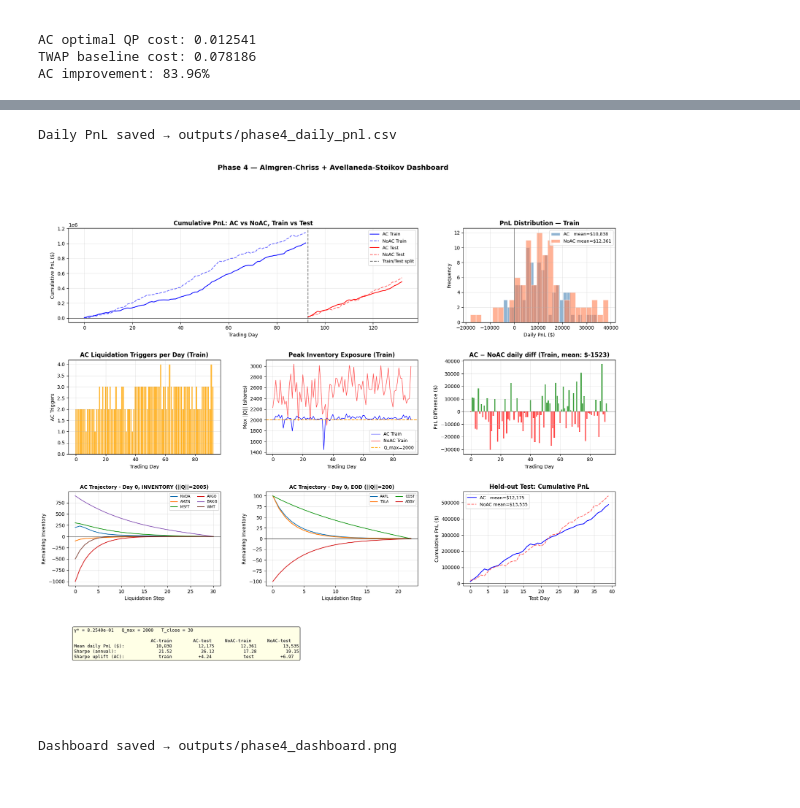
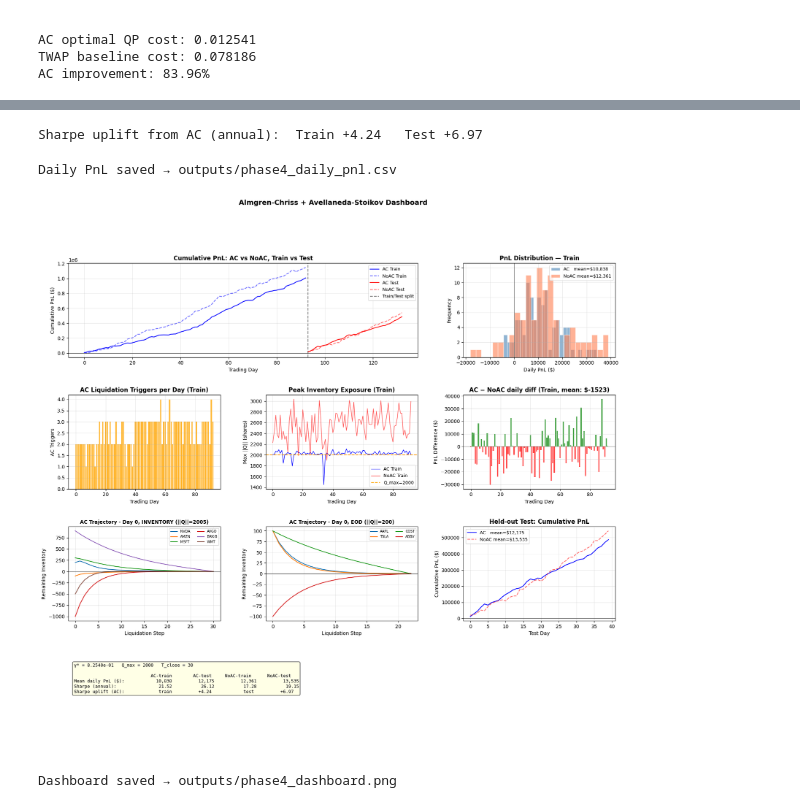
Before and after one commit to Pratvi27/ORIE-5370-Project, a Jupyter notebook: run_pipeline.ipynb, the cells around one changed output, grey strips where cells are left out. Drawn from its saved outputs; the diff is of its cells as text; code cells hidden in the pictures.

```diff
--- a/run_pipeline.ipynb
+++ b/run_pipeline.ipynb
@@ -214,24 +239,40 @@ Sharpe uplift from AC (annual):  Train +4.24   Test +6.97
 # %%
-# ── Save outputs ──────────────────────────────────────────────────────────────
-def _frame(pnl, split, regime):
-    return pd.DataFrame({"day": range(len(pnl)), "pnl": pnl,
-                          "split": split, "regime": regime})
+res_ac_tr = ablation_results["Dual_AC"]["train"]
+res_ac_te = ablation_results["Dual_AC"]["test"]
+res_no_tr = ablation_results["NoAC"]["train"]
+res_no_te = ablation_results["NoAC"]["test"]
 
-pnl_df = pd.concat([
-    _frame(res_ac_tr["daily_pnl"], "train", "AC"),
-    _frame(res_ac_te["daily_pnl"], "test",  "AC"),
-    _frame(res_no_tr["daily_pnl"], "train", "NoAC"),
-    _frame(res_no_te["daily_pnl"], "test",  "NoAC"),
-], ignore_index=True)
-pnl_df.to_csv("outputs/phase4_daily_pnl.csv", index=False)
-print("\nDaily PnL saved → outputs/phase4_daily_pnl.csv")
+st_ac_tr  = ablation_results["Dual_AC"]["st_tr"]
+st_ac_te  = ablation_results["Dual_AC"]["st_te"]
+st_no_tr  = ablation_results["NoAC"]["st_tr"]
+st_no_te  = ablation_results["NoAC"]["st_te"]
+
+pnl_ac_tr = res_ac_tr["daily_pnl"]; pnl_ac_te = res_ac_te["daily_pnl"]
+pnl_no_tr = res_no_tr["daily_pnl"]; pnl_no_te = res_no_te["daily_pnl"]
+
+delta_sh_tr = st_ac_tr["sharpe_a"] - st_no_tr["sharpe_a"]
+delta_sh_te = st_ac_te["sharpe_a"] - st_no_te["sharpe_a"]
+print(f"\nSharpe uplift from AC (annual):  Train {delta_sh_tr:+.2f}   Test {delta_sh_te:+.2f}")
 # %% [output]
-Daily PnL saved → outputs/phase4_daily_pnl.csv
+Sharpe uplift from AC (annual):  Train +4.24   Test +6.97
+# %%
+# ── Save outputs ──────────────────────────────────────────────────────────────
+def _frame(pnl, split, regime):
+    return pd.DataFrame({"day": range(len(pnl)), "pnl": pnl,
+                          "split": split, "regime": regime})
+
+pnl_df = pd.concat([
+    _frame(res_ac_tr["daily_pnl"], "train", "AC"),
+    _frame(res_ac_te["daily_pnl"], "test",  "AC"),
+    _frame(res_no_tr["daily_pnl"], "train", "NoAC"),
+    _frame(res_no_te["daily_pnl"], "test",  "NoAC"),
+], ignore_index=True)
+pnl_df.to_csv("outputs/phase4_daily_pnl.csv", index=False)
+print("\nDaily PnL saved → outputs/phase4_daily_pnl.csv")
+# %% [output]
+Daily PnL saved → outputs/phase4_daily_pnl.csv
 # %%
 # ── Visualisation dashboard ───────────────────────────────────────────────────
-pnl_ac_tr = res_ac_tr["daily_pnl"]; pnl_ac_te = res_ac_te["daily_pnl"]
-pnl_no_tr = res_no_tr["daily_pnl"]; pnl_no_te = res_no_te["daily_pnl"]
-
 fig = plt.figure(figsize=(20, 18))
 gs  = GridSpec(4, 3, figure=fig, hspace=0.4, wspace=0.3)
 
@@ -302,33 +343,33 @@ for plot_i in range(min(2, len(trajs))):
 
 ax = fig.add_subplot(gs[2, 2])
 ax.plot(cum_ac_te, "b-",  linewidth=1.5, label=f"AC   mean=${pnl_ac_te.mean():,.0f}")
 ax.plot(cum_no_te, "r--", linewidth=1.5, alpha=0.6, label=f"NoAC mean=${pnl_no_te.mean():,.0f}")
 ax.axhline(0, color="black", linewidth=0.5)
 ax.set_xlabel("Test Day"); ax.set_ylabel("Cumulative PnL ($)")
 ax.set_title("Held-out Test: Cumulative PnL", fontweight="bold")
 ax.legend(fontsize=9); ax.grid(True, alpha=0.3)
 
 ax = fig.add_subplot(gs[3, :])
 ax.axis("off")
 summary_text = (
     f"γ* = {gamma_star:.4e}   Q_max = {Q_MAX_TRIGGER}   T_close = {T_CLOSE}\n\n"
     f"{'':22} {'AC-train':>14} {'AC-test':>14} {'NoAC-train':>14} {'NoAC-test':>14}\n"
     f"{'Mean daily PnL ($):':<22} {st_ac_tr['mean']:>14,.0f}  {st_ac_te['mean']:>14,.0f}  "
     f"{st_no_tr['mean']:>14,.0f}  {st_no_te['mean']:>14,.0f}\n"
     f"{'Sharpe (annual):':<22} {st_ac_tr['sharpe_a']:>14.2f}  {st_ac_te['sharpe_a']:>14.2f}  "
     f"{st_no_tr['sharpe_a']:>14.2f}  {st_no_te['sharpe_a']:>14.2f}\n"
     f"{'Sharpe uplift (AC):':<22} {'train':>14} {delta_sh_tr:>+14.2f}  "
     f"{'test':>14} {delta_sh_te:>+14.2f}"
 )
 ax.text(0.01, 0.95, summary_text, transform=ax.transAxes, fontsize=9,
         verticalalignment="top", fontfamily="monospace",
         bbox=dict(boxstyle="round", facecolor="lightyellow", alpha=0.8))
 
-plt.suptitle("Phase 4 — Almgren-Chriss + Avellaneda-Stoikov Dashboard",
+plt.suptitle("Almgren-Chriss + Avellaneda-Stoikov Dashboard",
              fontsize=14, fontweight="bold")
 plt.savefig("outputs/phase4_dashboard.png", dpi=150, bbox_inches="tight")
 plt.show()
 print("Dashboard saved → outputs/phase4_dashboard.png")
 # %% [output]
-[figure, old version]
+[figure, new version]
 Dashboard saved → outputs/phase4_dashboard.png
```
Also changed, not shown: parts of 5 cells of this notebook, 1 other file.
